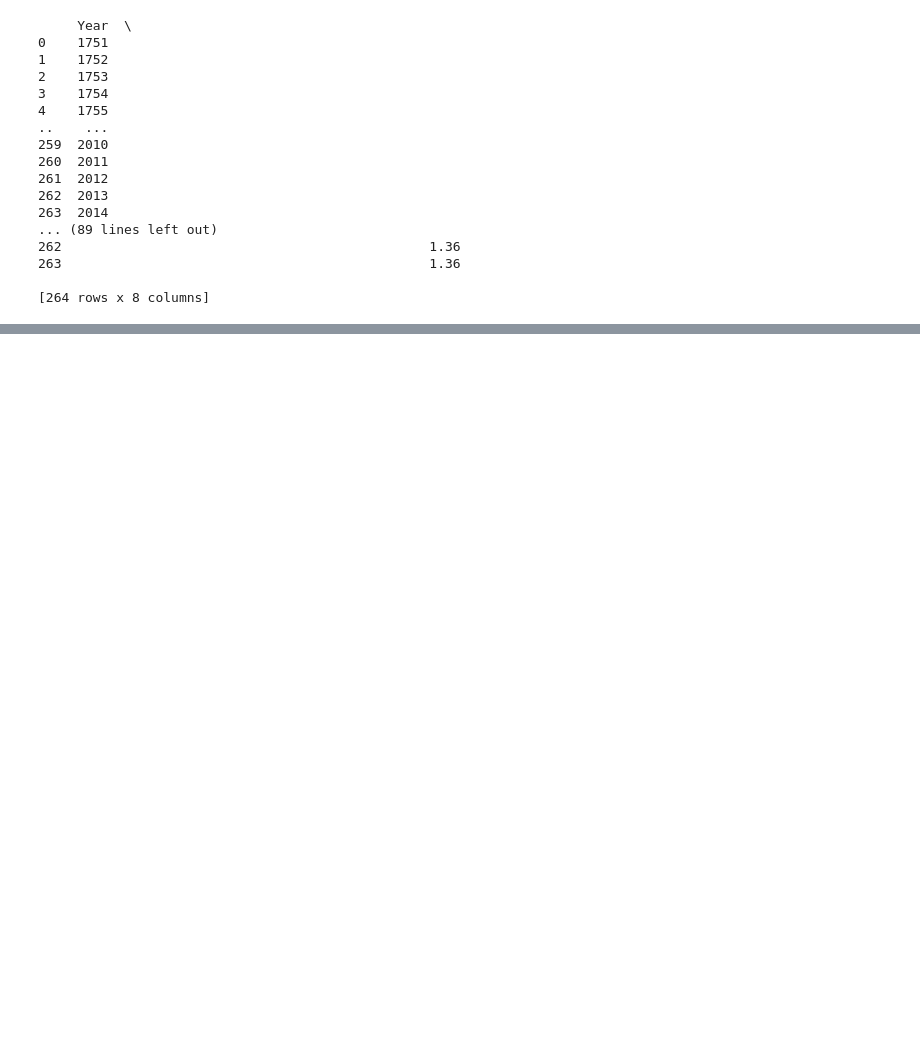
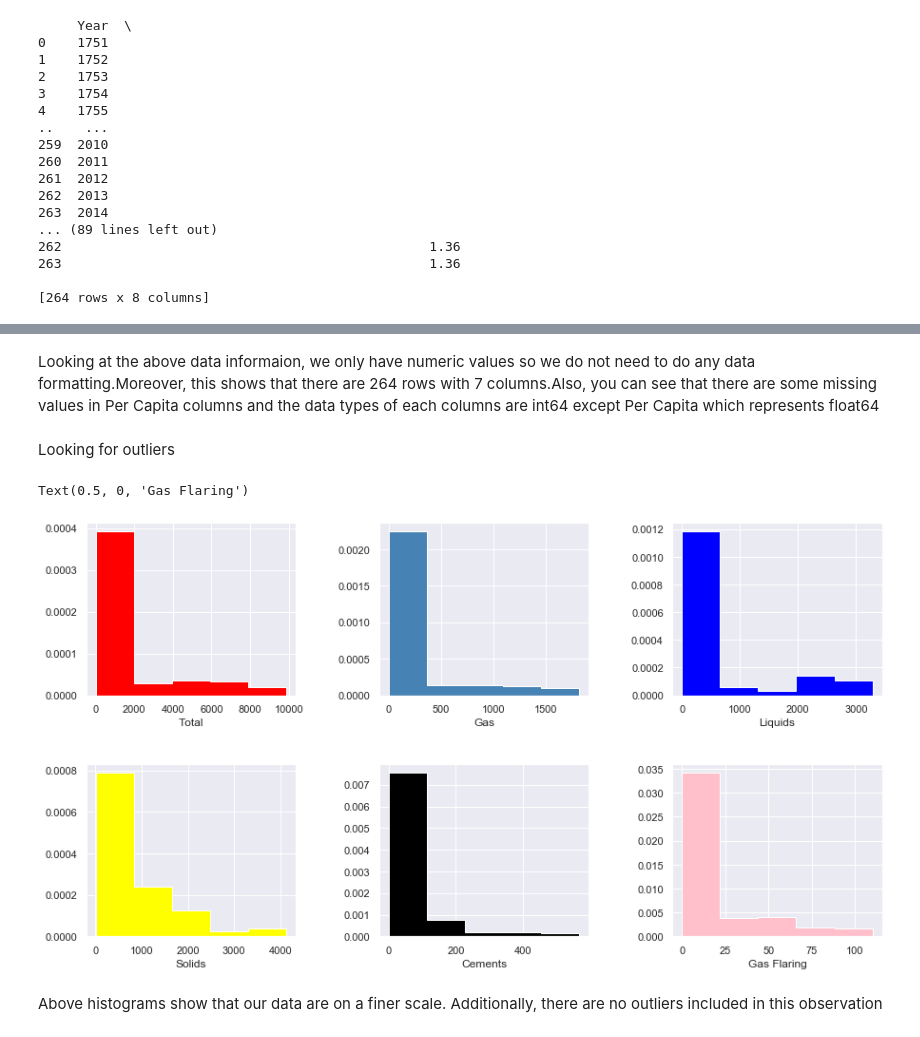
Before and after one commit to tahmidbintaslim/ProgrammingForDataScienceProject, a Jupyter notebook: Global.ipynb, the cells around one changed output, grey strips where cells are left out. Saved outputs shown, nothing was run; the diff lists cells and outputs as text; code cells hidden in the pictures; blank space fills up the shorter version.

```diff
--- a/Global.ipynb
+++ b/Global.ipynb
@@ -42,0 +142,2 @@ data.head(10)
+# %% [markdown]
+Looking at the above data informaion, we only have numeric values so we do not need to do any data formatting.Moreover, this shows that there are 264 rows with 7 columns.Also, you can see that there are some missing values in Per Capita columns and the data types of each columns are int64 except Per Capita which represents float64
@@ -42,0 +147,36 @@ data.head(10)
+# %% [markdown]
+Looking for outliers
+# %%
+#Code execution\n",
+plt.figure(figsize=(15, 8))
+plt.subplots_adjust(hspace=0.4, wspace=0.4)
+
+plt.subplot(231)
+plt.hist( data['Total'],bins=5, density=True,histtype='stepfilled',color='red')
+plt.xlabel("Total")
+
+
+plt.subplot(232)
+plt.hist( data['Gas'],bins=5, density=True,histtype='stepfilled',color='steelblue')
+plt.xlabel("Gas")
+
+plt.subplot(233)
+plt.hist( data['Liquids'],bins=5, density=True,histtype='stepfilled',color='blue')
+plt.xlabel("Liquids")
+
+plt.subplot(234)
+plt.hist( data['Solids'],bins=5, density=True,histtype='stepfilled',color='yellow')
+plt.xlabel("Solids")
+
+plt.subplot(235)
+plt.hist(data['Cements'],bins=5, density=True,histtype='stepfilled',color='black')
+plt.xlabel("Cements")
+
+plt.subplot(236)
+plt.hist( data['Gas Flaring'],bins=5, density=True,histtype='stepfilled',color='pink')
+plt.xlabel("Gas Flaring")
+# %% [output]
+Text(0.5, 0, 'Gas Flaring')
+[figure, added]
+# %% [markdown]
+Above histograms show that our data are on a finer scale. Additionally, there are no outliers included in this observation
```
Also changed, not shown: parts of 64 cells of this notebook.
